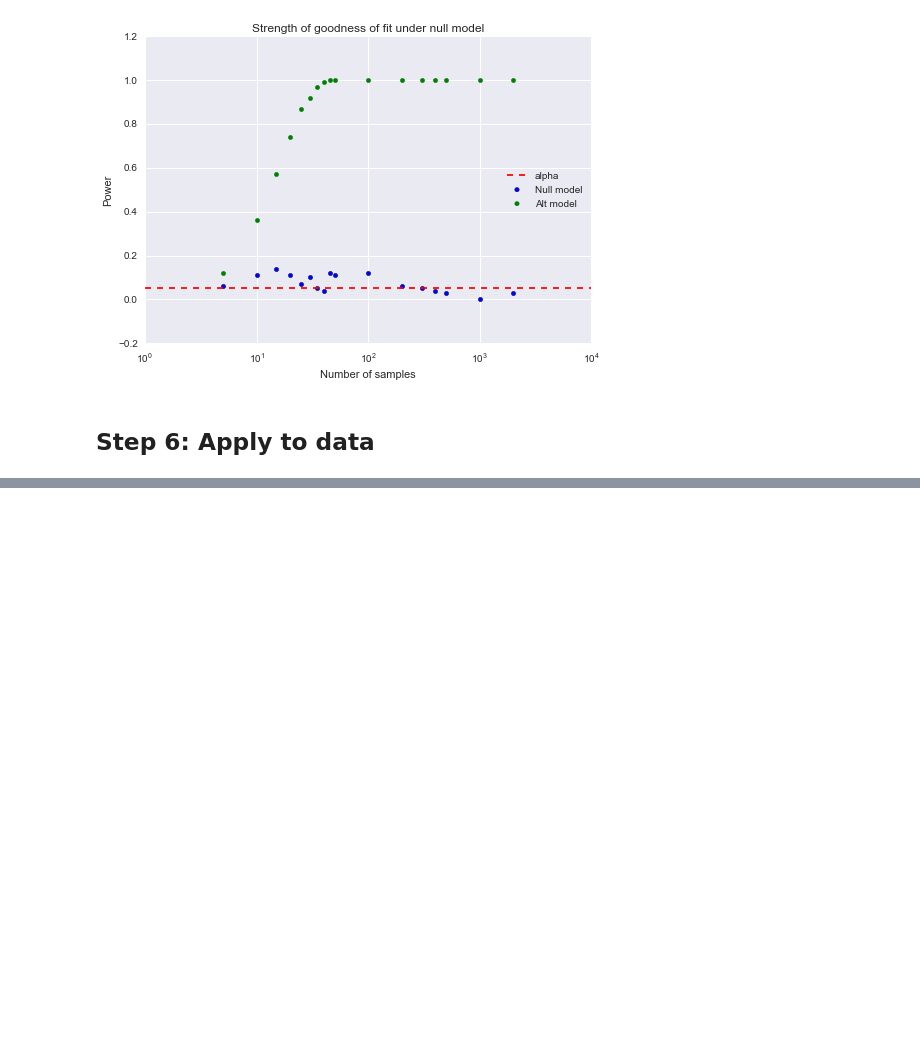
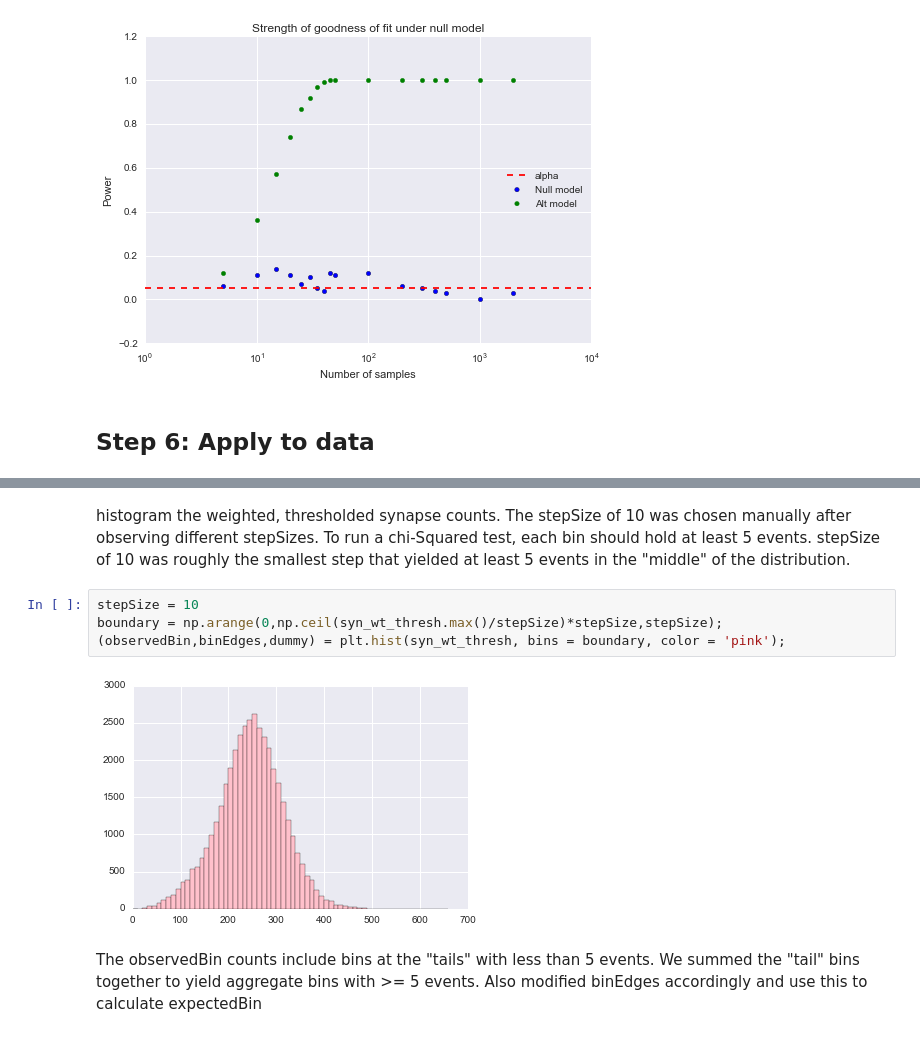
Before and after one commit to Upward-Spiral-Science/chengchang, a Jupyter notebook: Assignment 4.ipynb, the cells around one changed output, grey strips where cells are left out. Cells and saved outputs as stored; diff of their text form; blank space fills up the shorter version.

Commit message:
Final Changes to step 6 and 7

```diff
--- a/Assignment 4.ipynb
+++ b/Assignment 4.ipynb
@@ -273,0 +212,10 @@ NameError: name 'observed' is not defined
+# %% [markdown]
+histogram the weighted, thresholded synapse counts. The stepSize of 10 was chosen manually after observing different stepSizes. To run a chi-Squared test, each bin should hold at least 5 events. stepSize of 10 was roughly the smallest step that yielded at least 5 events in the "middle" of the distribution.
+# %%
+stepSize = 10
+boundary = np.arange(0,np.ceil(syn_wt_thresh.max()/stepSize)*stepSize,stepSize);
+(observedBin,binEdges,dummy) = plt.hist(syn_wt_thresh, bins = boundary, color = 'pink');
+# %% [output]
+[figure, added]
+# %% [markdown]
+The observedBin counts include bins at the "tails" with less than 5 events. We summed the "tail" bins together to yield aggregate bins with >= 5 events. Also modified binEdges accordingly and use this to calculate expectedBin
```
Also changed, not shown: parts of 6 cells of this notebook.
